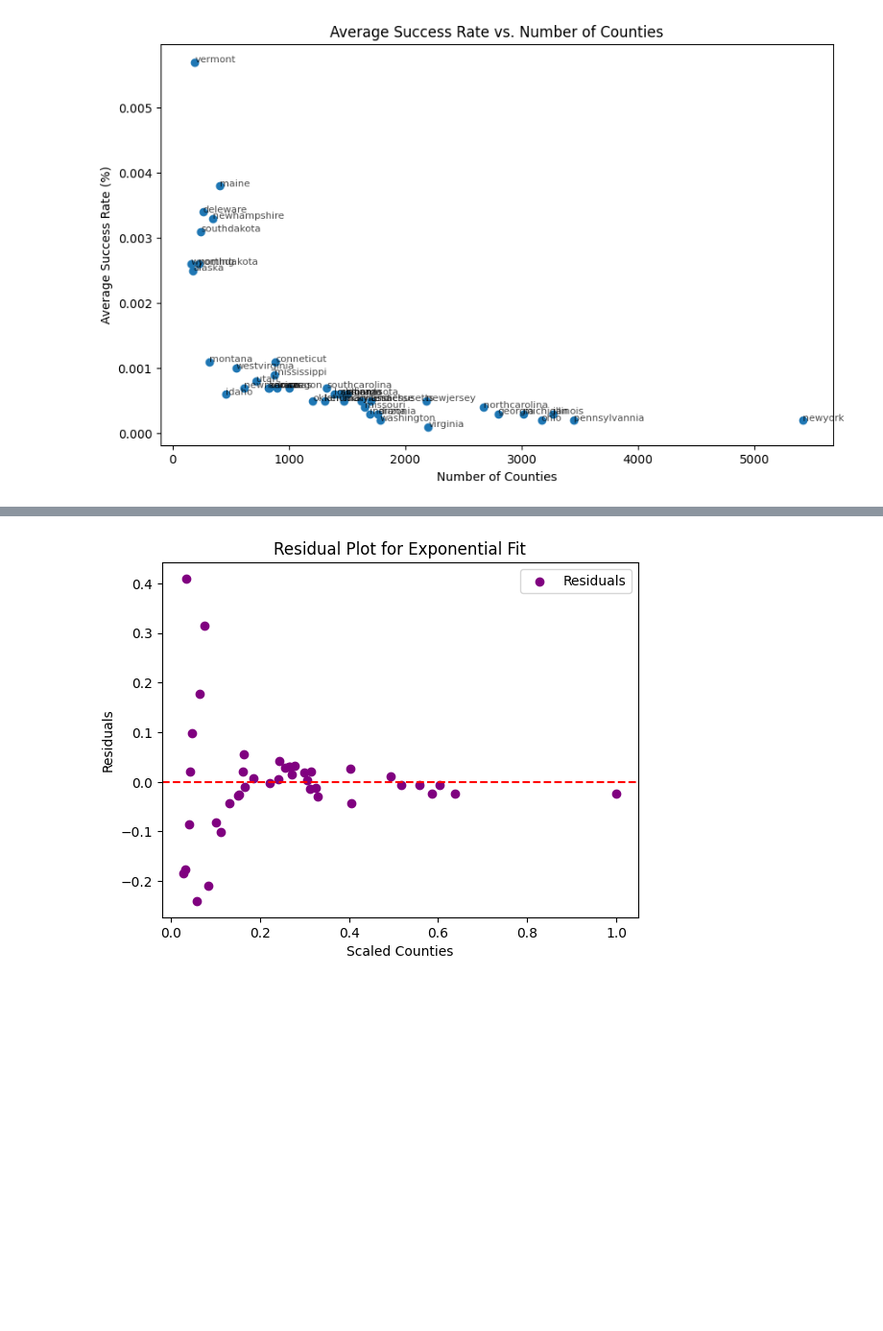
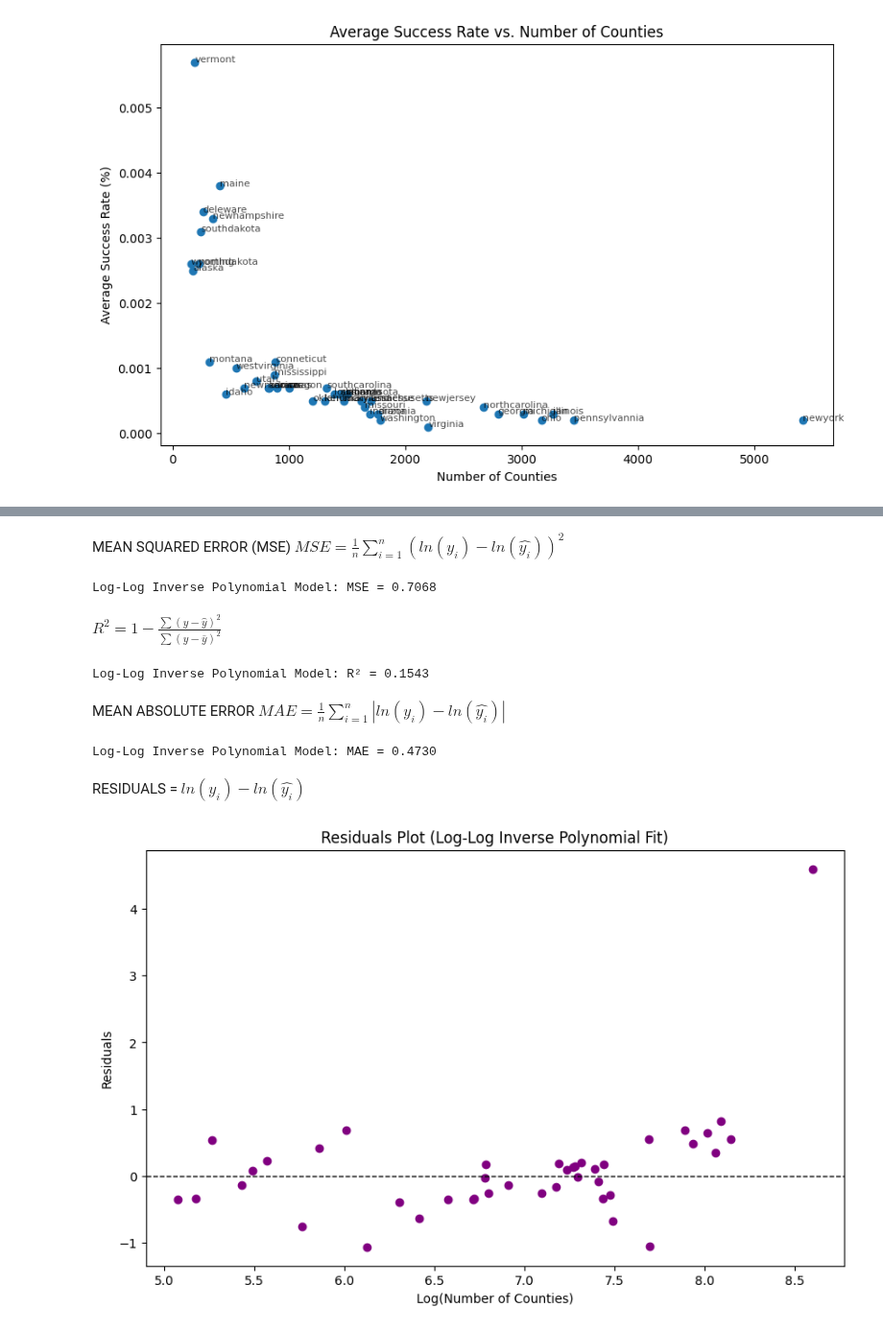
Before and after one commit to brookecarofeinberg/SamplingBalancedForests, a Jupyter notebook: t_plotting.ipynb, the cells around one changed output, grey strips where cells are left out. Shown at 96% size. Cells and saved outputs as stored; diff of their text form; code cells hidden in the pictures; blank space fills up the shorter version.

Commit message:
t_plotting

```diff
--- a/t_plotting.ipynb
+++ b/t_plotting.ipynb
@@ -305,30 +291,3 @@ for i, state in enumerate(states):
 plt.show()
 # %% [output]
 [figure]
-# %%
-#scaled inverse exponential fit
-
-counties_scaled = counties / np.max(counties)
-avg_success_rates_scaled = avg_success_rates / np.max(avg_success_rates)
-
-def inverse_exponential(x, a, b, c):
-    return a * np.exp(-b * x) + c
-
-params_exp, _ = curve_fit(inverse_exponential, counties_scaled, avg_success_rates_scaled, p0=[1, 1, 0], maxfev=10000)
-
-a, b, c = params
-
-plt.figure(figsize=(10, 6))
-plt.scatter(counties_scaled, avg_success_rates_scaled, color='blue', label="States")
-
-x_vals = np.linspace(min(counties_scaled), max(counties_scaled), 500)
-plt.plot(x_vals, inverse_exponential(x_vals, a, b, c), "r--", label="Inverse Exponential")
-
-formula_text = f"y = {a:.2f} * exp(-{b:.2f} * x) + {c:.2f}"
-plt.text(0.05, 0.95, formula_text, transform=plt.gca().transAxes, fontsize=12, verticalalignment='top', color="red")
-
-plt.xlabel("Number of Counties")
-plt.ylabel("Average Success Rate (%)")
-plt.title("Inverse Exponential Fit of Average Success Rate vs. Number of Counties")
-plt.legend()
-plt.show()
@@ -341,11 +371,40 @@ Fitted parameters: a = 0.9083694576666089, b = 15.00151241074527, c = 0.05804630
+# %% [markdown]
+MEAN SQUARED ERROR (MSE) $MSE = \frac{1}{n} \sum_{i=1}^{n}(ln(y_i)-ln(\hat{y_i}))^2$
+# %%
+from sklearn.metrics import mean_squared_error
+
+mse_poly_log = mean_squared_error(log_avg_success_rates, log_pred_poly)
+print(f"Log-Log Inverse Polynomial Model: MSE = {mse_poly_log:.4f}")
+# %% [output]
+Log-Log Inverse Polynomial Model: MSE = 0.7068
+# %% [markdown]
+$R^2= 1- \frac{\sum(y-\hat{y})^2}{\sum(y-\bar{y})^2}$
+# %%
+from sklearn.metrics import r2_score
+
+r2_poly_log = r2_score(log_avg_success_rates, log_pred_poly)
+print(f"Log-Log Inverse Polynomial Model: R² = {r2_poly_log:.4f}")
+# %% [output]
+Log-Log Inverse Polynomial Model: R² = 0.1543
+# %% [markdown]
+MEAN ABSOLUTE ERROR $MAE = \frac{1}{n}\sum_{i=1}^{n}|ln(y_i)-ln(\hat{y_i})|$
+# %%
+from sklearn.metrics import mean_absolute_error
+
+mae_poly_log = mean_absolute_error(log_avg_success_rates, log_pred_poly)
+print(f"Log-Log Inverse Polynomial Model: MAE = {mae_poly_log:.4f}")
+# %% [output]
+Log-Log Inverse Polynomial Model: MAE = 0.4730
+# %% [markdown]
+RESIDUALS = $ln(y_i)-ln(\hat{y_i})$
 # %%
-residuals = avg_success_rates_scaled - inverse_exponential(counties_scaled, *params_exp)
-plt.scatter(counties_scaled, residuals, color='purple', label="Residuals")
-plt.axhline(0, color='red', linestyle='--')
-plt.xlabel("Scaled Counties")
+plt.figure(figsize=(10, 6))
+residuals = log_avg_success_rates - log_pred_poly
+plt.scatter(log_counties, residuals, color='purple')
+plt.axhline(y=0, color='black', linestyle='--', linewidth=1)
+plt.xlabel("Log(Number of Counties)")
 plt.ylabel("Residuals")
-plt.legend()
-plt.title("Residual Plot for Exponential Fit")
+plt.title("Residuals Plot (Log-Log Inverse Polynomial Fit)")
 plt.show()
 # %% [output]
-[figure, old version]
+[figure, new version]
```
Also changed, not shown: parts of 10 cells of this notebook.
